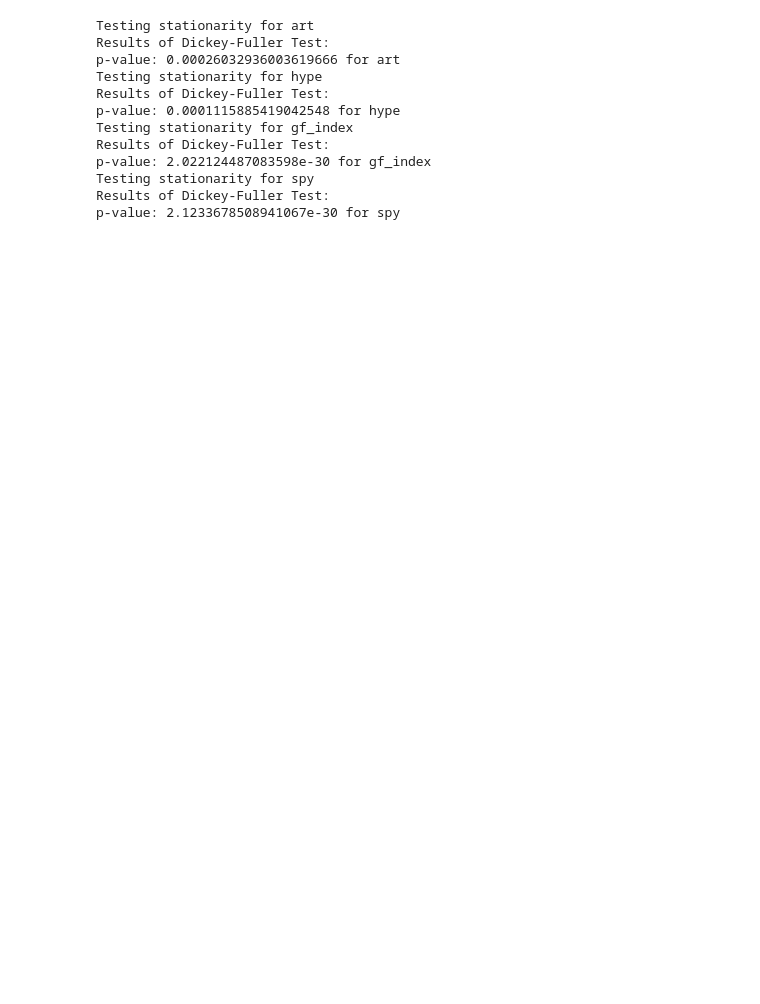
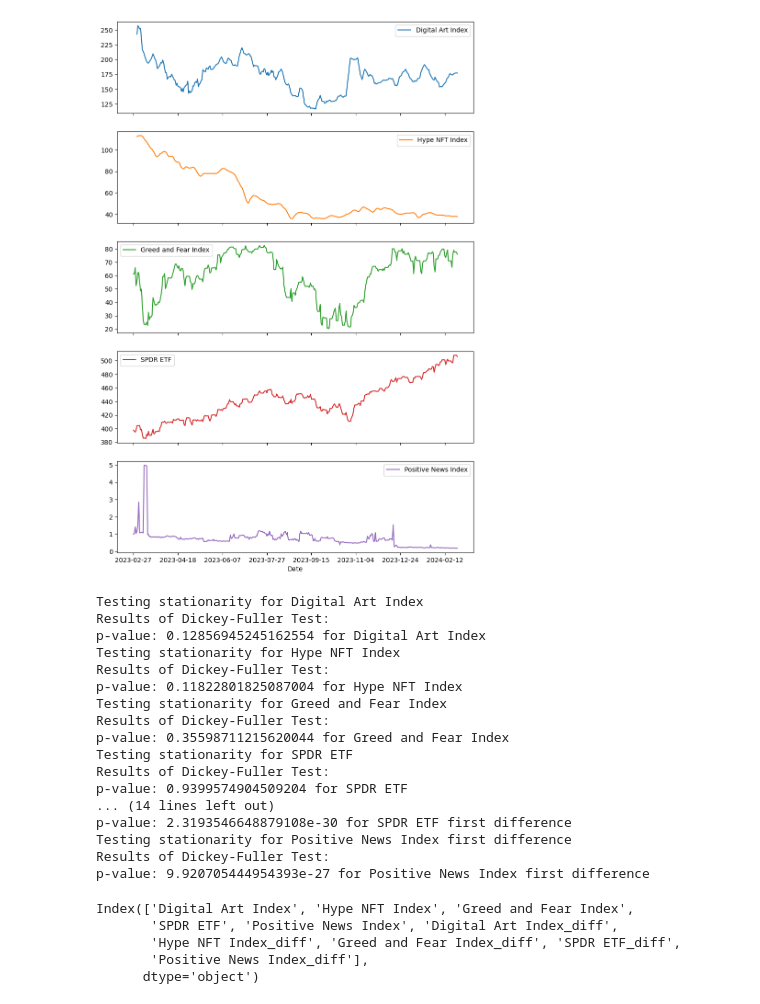
Before and after one commit to simzim96/svar-causal, a Jupyter notebook: analysis/svar.ipynb, the cells around one changed output. Cells and saved outputs as stored; diff of their text form; code cells hidden in the pictures; blank space fills up the shorter version.

```diff
--- a/analysis/svar.ipynb
+++ b/analysis/svar.ipynb
@@ -9,3 +16,11 @@ data = pd.read_csv('../data/transformed_data/all_time_series.csv', index_col=0)
+# %%
+# plot data
+data.columns = ['Digital Art Index', 'Hype NFT Index', 'Greed and Fear Index', 'SPDR ETF','Positive News Index']
+data.plot(subplots=True, figsize=(10, 15), )
+# save plot
+plt.savefig('../plots/time_series.png')
+# %% [output]
+[figure, added]
 # %%
 # define dickey fuller test function
 def test_stationarity(timeseries):
@@ -17,24 +32,44 @@ def test_stationarity(timeseries):
         dfoutput['Critical Value (%s)' % key] = value
     return dfoutput['p-value']
 # %%
+# test for stationarity
+for column in data.columns:
+    print(f'Testing stationarity for {column}')
+    result = test_stationarity(data[column].dropna())
+    print(f'p-value: {result} for {column}')
+
+# new column for difference test stationarity
 for column in data.columns:
     data[column + '_diff'] = data[column].diff().dropna()
-    print(f'Testing stationarity for {column}')
+    print(f'Testing stationarity for {column} first difference')
     result = test_stationarity(data[column + '_diff'].dropna())
-    print(f'p-value: {result} for {column}')
+    print(f'p-value: {result} for {column} first difference')
 # %% [output]
-Testing stationarity for art
+Testing stationarity for Digital Art Index
 Results of Dickey-Fuller Test:
-p-value: 0.00026032936003619666 for art
-Testing stationarity for hype
+p-value: 0.12856945245162554 for Digital Art Index
+Testing stationarity for Hype NFT Index
 Results of Dickey-Fuller Test:
-p-value: 0.0001115885419042548 for hype
-Testing stationarity for gf_index
+p-value: 0.11822801825087004 for Hype NFT Index
+Testing stationarity for Greed and Fear Index
 Results of Dickey-Fuller Test:
-p-value: 2.022124487083598e-30 for gf_index
-Testing stationarity for spy
+p-value: 0.35598711215620044 for Greed and Fear Index
+Testing stationarity for SPDR ETF
 Results of Dickey-Fuller Test:
-p-value: 2.1233678508941067e-30 for spy
+p-value: 0.9399574904509204 for SPDR ETF
+... (14 lines left out)
+p-value: 2.3193546648879108e-30 for SPDR ETF first difference
+Testing stationarity for Positive News Index first difference
+Results of Dickey-Fuller Test:
+p-value: 9.920705444954393e-27 for Positive News Index first difference
+# %%
+data.columns
+# %% [output]
+Index(['Digital Art Index', 'Hype NFT Index', 'Greed and Fear Index',
+       'SPDR ETF', 'Positive News Index', 'Digital Art Index_diff',
+       'Hype NFT Index_diff', 'Greed and Fear Index_diff', 'SPDR ETF_diff',
+       'Positive News Index_diff'],
+      dtype='object')
 # %%
 import statsmodels.api as sm
 
```
Also changed, not shown: parts of 7 cells of this notebook, 47 other files.
